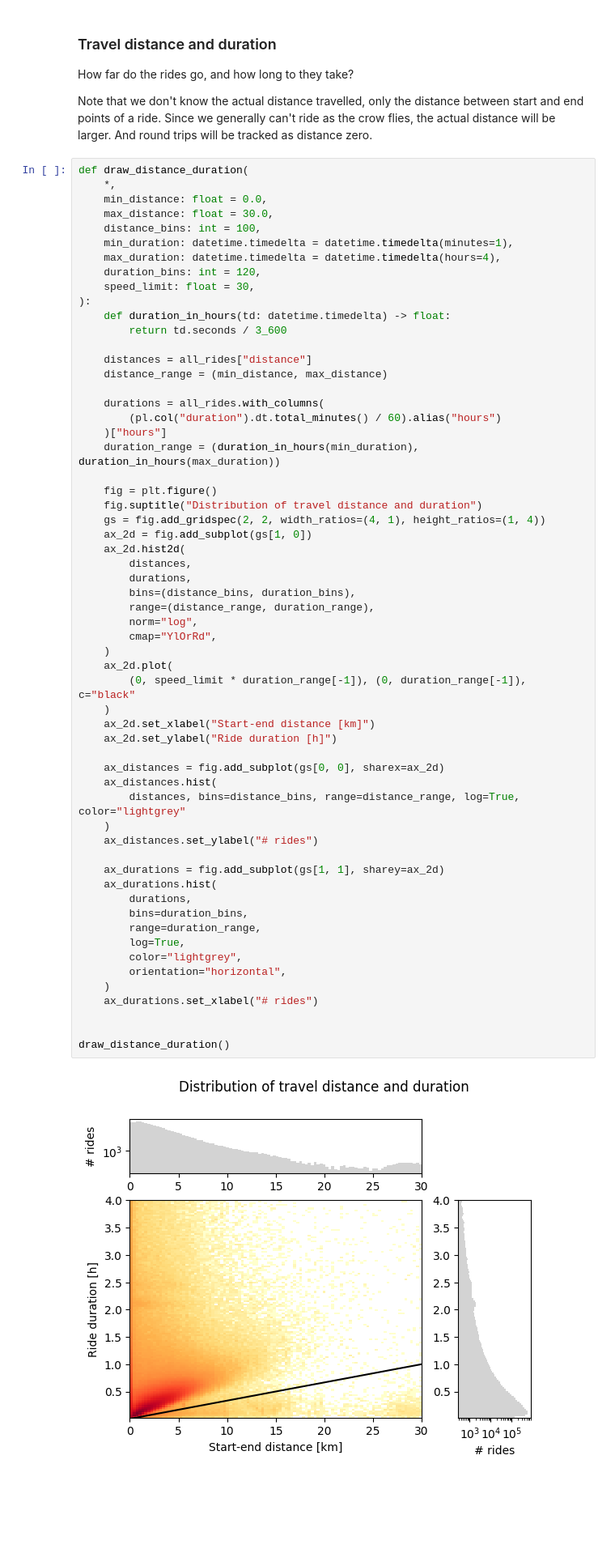
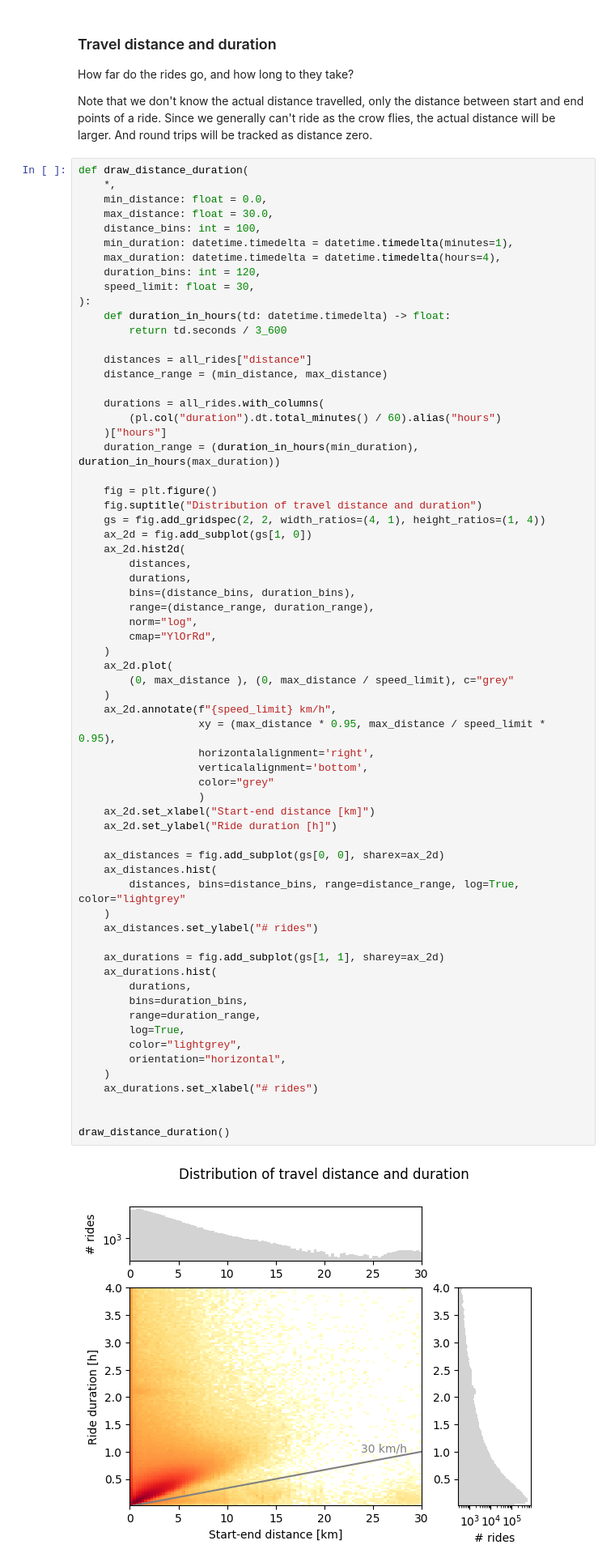
Before and after one commit to oefe/mvg-rad, a Jupyter notebook: mvg-rad.ipynb, the cells around one changed output. Shown at 81% size. Drawn from its saved outputs; the diff is of its cells as text; blank space fills up the shorter version.

Commit message:
Label the speed limit line

```diff
--- a/mvg-rad.ipynb
+++ b/mvg-rad.ipynb
@@ -194,35 +194,41 @@ def draw_distance_duration(
         bins=(distance_bins, duration_bins),
         range=(distance_range, duration_range),
         norm="log",
         cmap="YlOrRd",
     )
     ax_2d.plot(
-        (0, speed_limit * duration_range[-1]), (0, duration_range[-1]), c="black"
+        (0, max_distance ), (0, max_distance / speed_limit), c="grey"
     )
+    ax_2d.annotate(f"{speed_limit} km/h",
+                   xy = (max_distance * 0.95, max_distance / speed_limit * 0.95),
+                   horizontalalignment='right',
+                   verticalalignment='bottom',
+                   color="grey"
+                   )
     ax_2d.set_xlabel("Start-end distance [km]")
     ax_2d.set_ylabel("Ride duration [h]")
 
     ax_distances = fig.add_subplot(gs[0, 0], sharex=ax_2d)
     ax_distances.hist(
         distances, bins=distance_bins, range=distance_range, log=True, color="lightgrey"
     )
     ax_distances.set_ylabel("# rides")
 
     ax_durations = fig.add_subplot(gs[1, 1], sharey=ax_2d)
     ax_durations.hist(
         durations,
         bins=duration_bins,
         range=duration_range,
         log=True,
         color="lightgrey",
         orientation="horizontal",
     )
     ax_durations.set_xlabel("# rides")
 
 
 draw_distance_duration()
 # %% [output]
-[figure, old version]
+[figure, new version]
 # %% [markdown]
 Some interesting observations:
 
```
